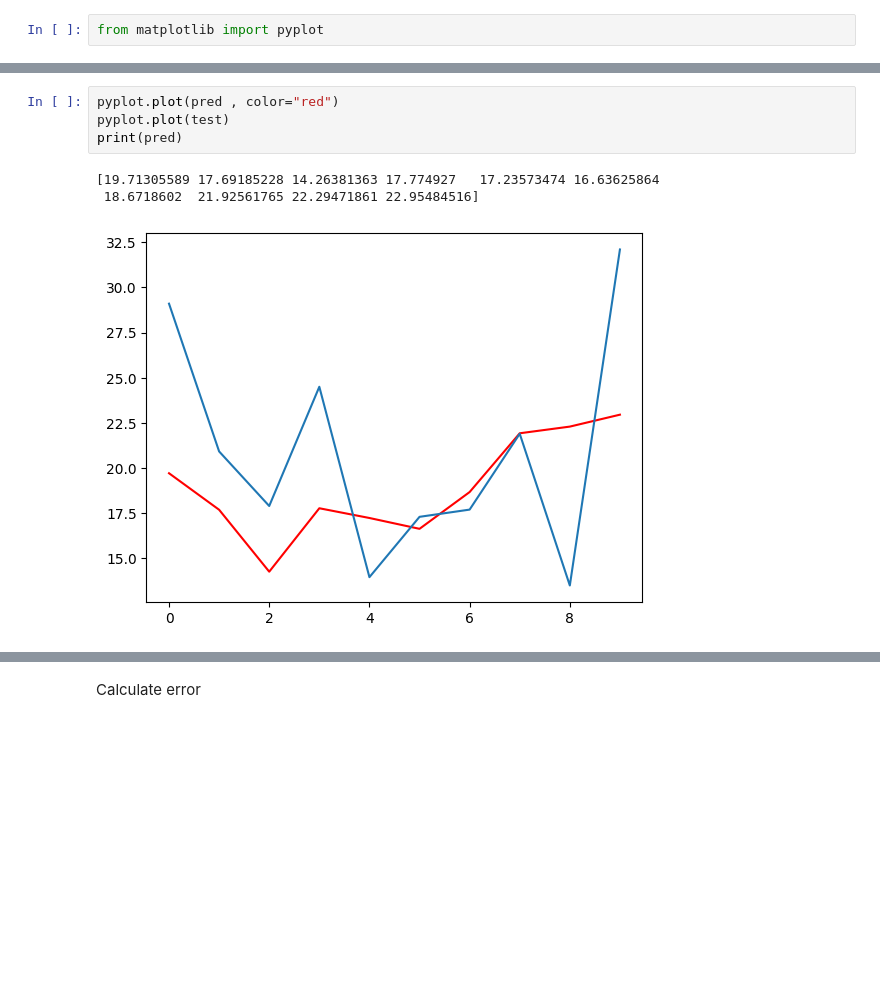
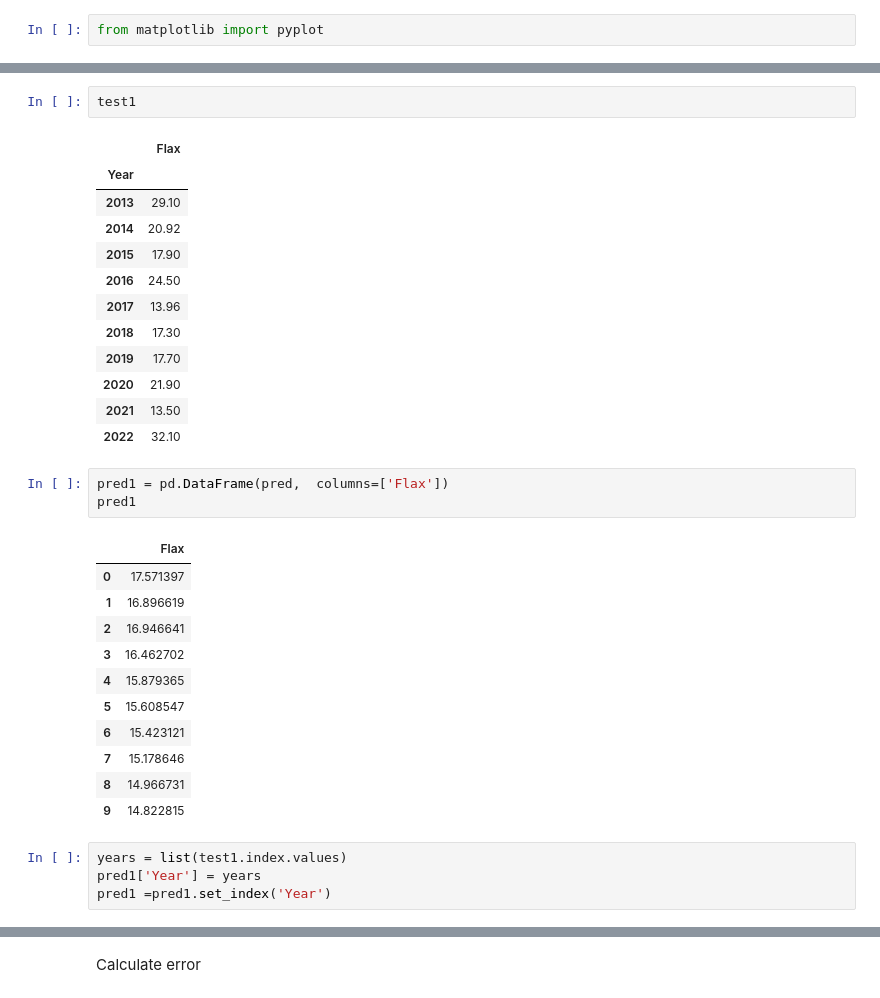
Before and after one commit to MithunMPK/PythonAssignments, a Jupyter notebook: Project.ipynb, the cells around one changed output, grey strips where cells are left out. Cells and saved outputs as stored; diff of their text form; blank space fills up the shorter version.

```diff
--- a/Project.ipynb
+++ b/Project.ipynb
@@ -189,8 +198,34 @@ predicted=22.954845, expected=32.100000
-# %%
-pyplot.plot(pred , color="red")
-pyplot.plot(test)
-print(pred)
-# %% [output]
-[19.71305589 17.69185228 14.26381363 17.774927   17.23573474 16.63625864
- 18.6718602  21.92561765 22.29471861 22.95484516]
-[figure, removed]
+# %%
+test1
+# %% [output]
+|  | Flax |
+| Year |  |
+| 2013 | 29.10 |
+| 2014 | 20.92 |
+| 2015 | 17.90 |
+| 2016 | 24.50 |
+| 2017 | 13.96 |
+| 2018 | 17.30 |
+| 2019 | 17.70 |
+| 2020 | 21.90 |
+| 2021 | 13.50 |
+| 2022 | 32.10 |
+# %%
+pred1 = pd.DataFrame(pred,  columns=['Flax'])
+pred1
+# %% [output]
+|  | Flax |
+| 0 | 17.571397 |
+| 1 | 16.896619 |
+| 2 | 16.946641 |
+| 3 | 16.462702 |
+| 4 | 15.879365 |
+| 5 | 15.608547 |
+| 6 | 15.423121 |
+| 7 | 15.178646 |
+| 8 | 14.966731 |
+| 9 | 14.822815 |
+# %%
+years = list(test1.index.values)
+pred1['Year'] = years
+pred1 =pred1.set_index('Year')
```
Also changed, not shown: parts of 19 cells of this notebook.
